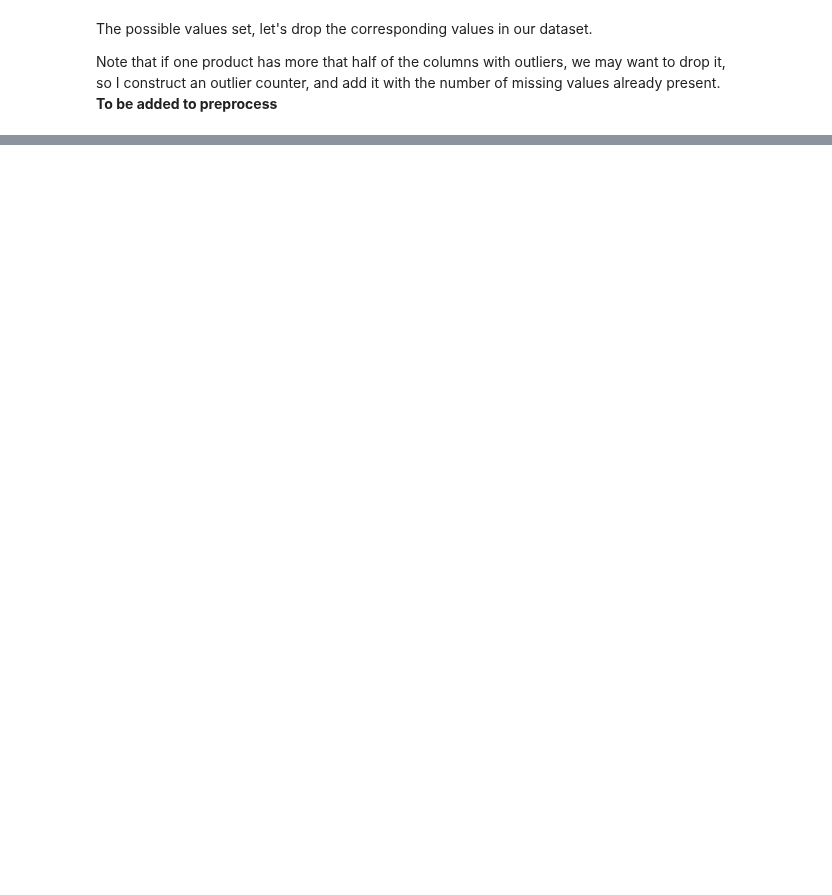
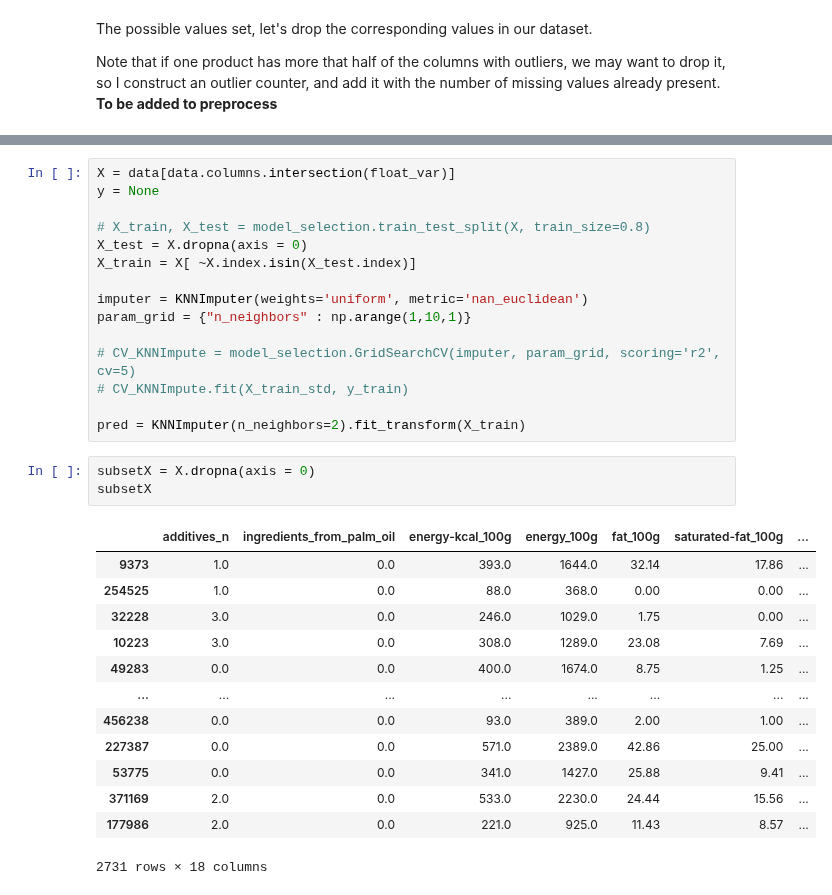
Before and after one commit to ClaireGayral/formation_openclassroom, a Jupyter notebook: P2_gayral_claire/nettoyage_data.ipynb, the cells around one changed output, grey strips where cells are left out. Cells and saved outputs as stored; diff of their text form; blank space fills up the shorter version.

```diff
--- a/P2_gayral_claire/nettoyage_data.ipynb
+++ b/P2_gayral_claire/nettoyage_data.ipynb
@@ -441,0 +514,32 @@ Now that we have a cleanner dataset, it is time to infer the missing values.
+# %%
+X = data[data.columns.intersection(float_var)]
+y = None
+
+# X_train, X_test = model_selection.train_test_split(X, train_size=0.8)
+X_test = X.dropna(axis = 0)
+X_train = X[ ~X.index.isin(X_test.index)]
+
+imputer = KNNImputer(weights='uniform', metric='nan_euclidean')
+param_grid = {"n_neighbors" : np.arange(1,10,1)}
+
+# CV_KNNImpute = model_selection.GridSearchCV(imputer, param_grid, scoring='r2', cv=5)
+# CV_KNNImpute.fit(X_train_std, y_train)
+
+pred = KNNImputer(n_neighbors=2).fit_transform(X_train)
+# %%
+subsetX = X.dropna(axis = 0)
+subsetX
+# %% [output]
+|  | additives_n | ingredients_from_palm_oil | energy-kcal_100g | energy_100g | fat_100g | saturated-fat_100g | ... |
+| 9373 | 1.0 | 0.0 | 393.0 | 1644.0 | 32.14 | 17.86 | ... |
+| 254525 | 1.0 | 0.0 | 88.0 | 368.0 | 0.00 | 0.00 | ... |
+| 32228 | 3.0 | 0.0 | 246.0 | 1029.0 | 1.75 | 0.00 | ... |
+| 10223 | 3.0 | 0.0 | 308.0 | 1289.0 | 23.08 | 7.69 | ... |
+| 49283 | 0.0 | 0.0 | 400.0 | 1674.0 | 8.75 | 1.25 | ... |
+| ... | ... | ... | ... | ... | ... | ... | ... |
+| 456238 | 0.0 | 0.0 | 93.0 | 389.0 | 2.00 | 1.00 | ... |
+| 227387 | 0.0 | 0.0 | 571.0 | 2389.0 | 42.86 | 25.00 | ... |
+| 53775 | 0.0 | 0.0 | 341.0 | 1427.0 | 25.88 | 9.41 | ... |
+| 371169 | 2.0 | 0.0 | 533.0 | 2230.0 | 24.44 | 15.56 | ... |
+| 177986 | 2.0 | 0.0 | 221.0 | 925.0 | 11.43 | 8.57 | ... |
+2731 rows × 18 columns
```
Also changed, not shown: parts of 38 cells of this notebook.
